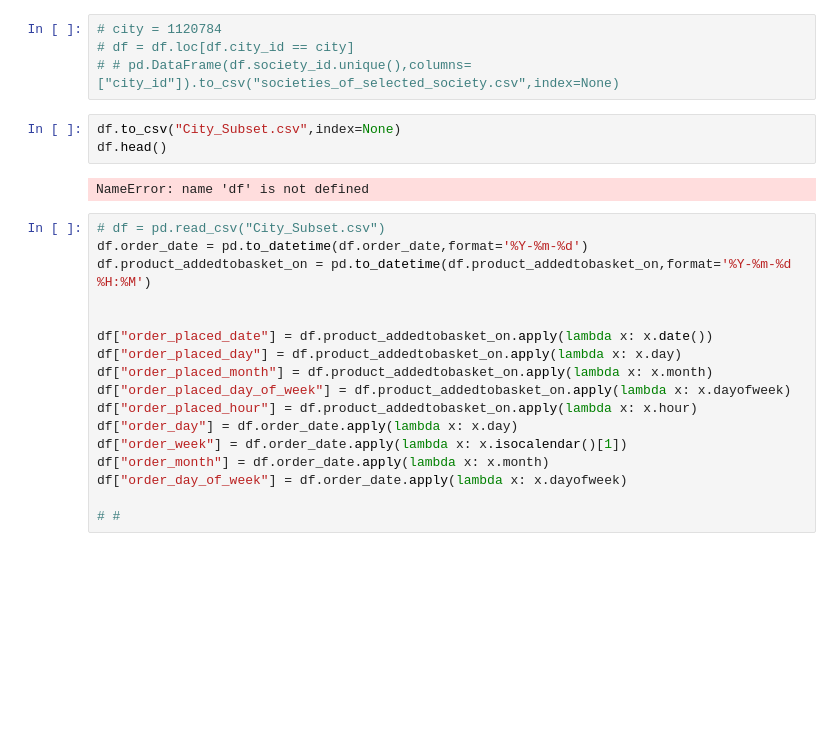
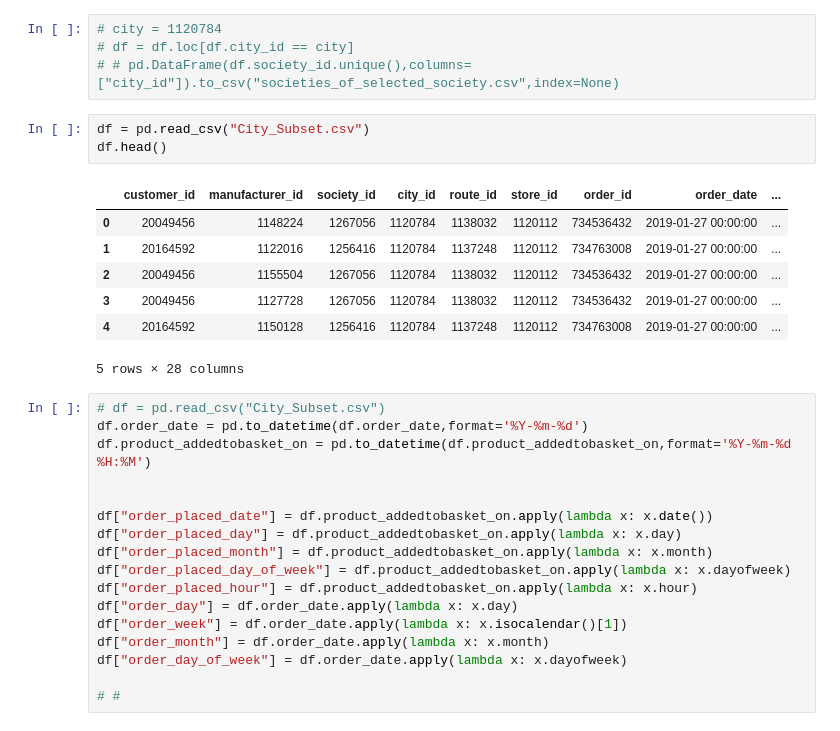
Before and after one commit to Anirudh-Murali/bootstrap_milkbasket, a Jupyter notebook: notebook/EDA.ipynb, the cells around one changed output. Drawn from its saved outputs; the diff is of its cells as text; blank space fills up the shorter version.

```diff
--- a/notebook/EDA.ipynb
+++ b/notebook/EDA.ipynb
@@ -29,10 +29,16 @@ from datetime import datetime
 # df = df.loc[df.city_id == city]
 # # pd.DataFrame(df.society_id.unique(),columns=["city_id"]).to_csv("societies_of_selected_society.csv",index=None)
 # %%
-df.to_csv("City_Subset.csv",index=None)
+df = pd.read_csv("City_Subset.csv")
 df.head()
 # %% [output]
+|  | customer_id | manufacturer_id | society_id | city_id | route_id | store_id | order_id | order_date | ... |
+| 0 | 20049456 | 1148224 | 1267056 | 1120784 | 1138032 | 1120112 | 734536432 | 2019-01-27 00:00:00 | ... |
+| 1 | 20164592 | 1122016 | 1256416 | 1120784 | 1137248 | 1120112 | 734763008 | 2019-01-27 00:00:00 | ... |
+| 2 | 20049456 | 1155504 | 1267056 | 1120784 | 1138032 | 1120112 | 734536432 | 2019-01-27 00:00:00 | ... |
+| 3 | 20049456 | 1127728 | 1267056 | 1120784 | 1138032 | 1120112 | 734536432 | 2019-01-27 00:00:00 | ... |
+| 4 | 20164592 | 1150128 | 1256416 | 1120784 | 1137248 | 1120112 | 734763008 | 2019-01-27 00:00:00 | ... |
-NameError: name 'df' is not defined
+5 rows × 28 columns
 # %%
 # df = pd.read_csv("City_Subset.csv")
 df.order_date = pd.to_datetime(df.order_date,format='%Y-%m-%d')
```
Also changed, not shown: 3 other files.
